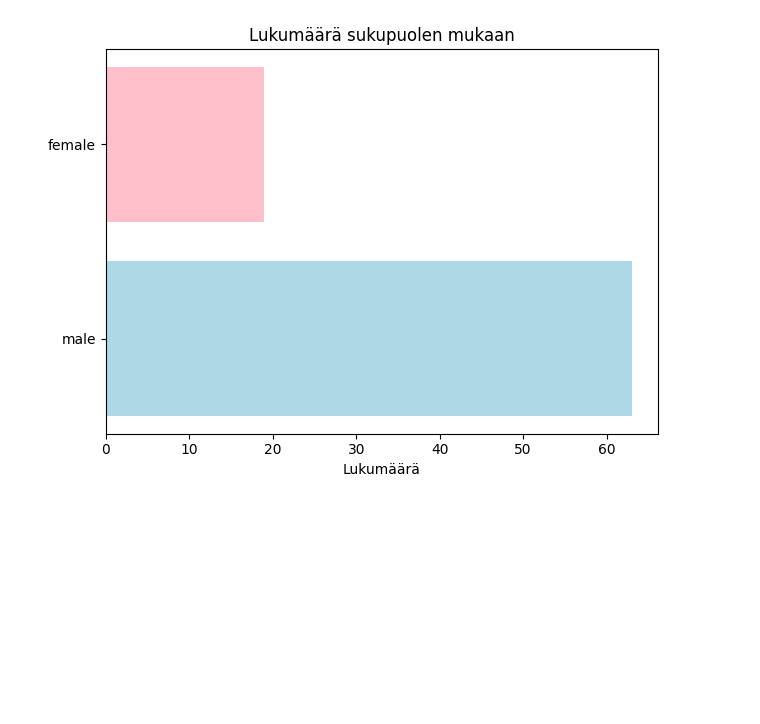
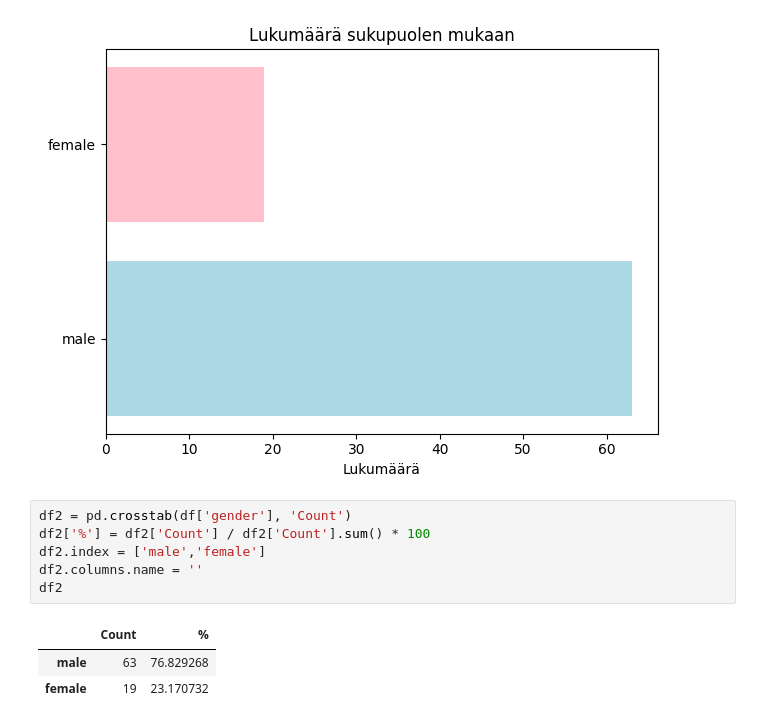
Before and after one commit to lauraanieminen/tietojenkasittelyprojekti, a Jupyter notebook: projekti.ipynb, the cells around one changed output. Saved outputs shown, nothing was run; the diff lists cells and outputs as text; blank space fills up the shorter version.

```diff
--- a/projekti.ipynb
+++ b/projekti.ipynb
@@ -198,3 +198,13 @@ plt.tight_layout()
 plt.show()
 # %% [output]
 [figure]
+# %%
+df2 = pd.crosstab(df['gender'], 'Count')
+df2['%'] = df2['Count'] / df2['Count'].sum() * 100
+df2.index = ['male','female']
+df2.columns.name = ''
+df2
+# %% [output]
+|  | Count | % |
+| male | 63 | 76.829268 |
+| female | 19 | 23.170732 |
```
